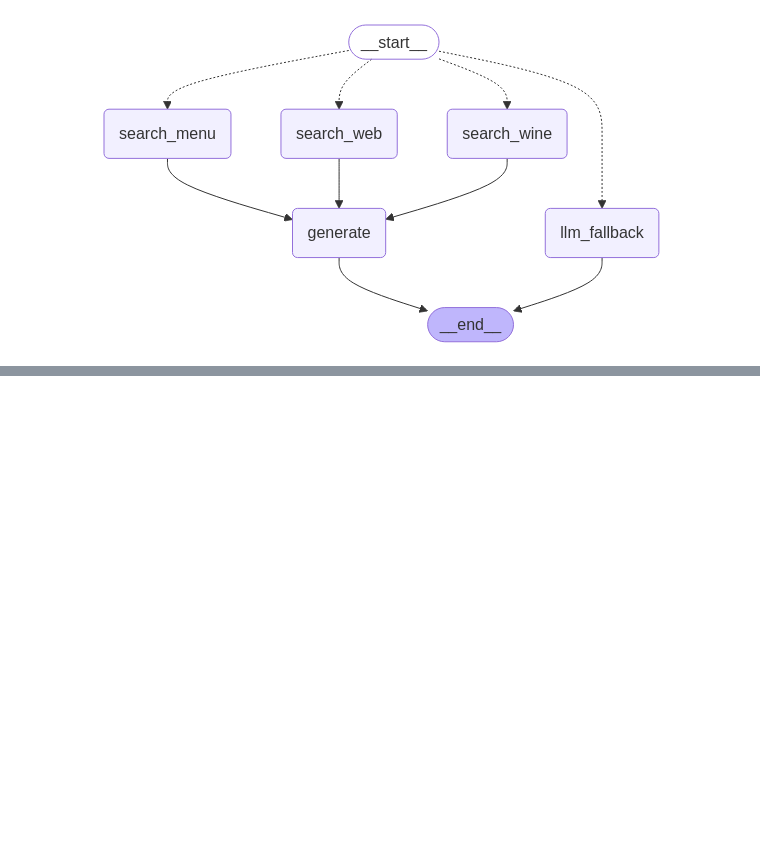
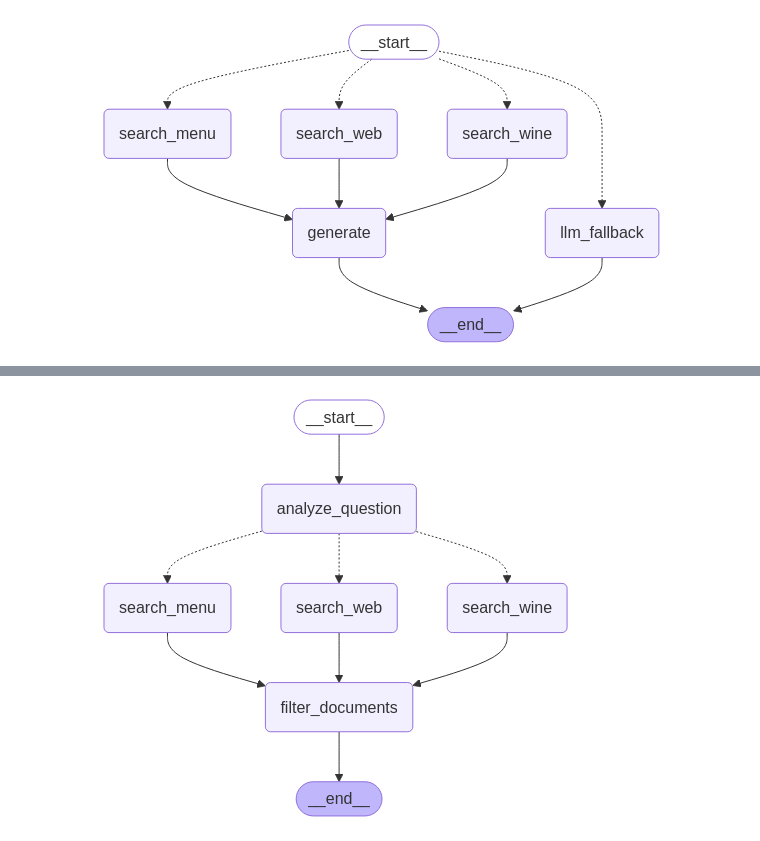
Before and after one commit to phUR99/langgraph_agent, a Jupyter notebook: src/langgraph_agent/05_LangGraph_AgenticRAG.ipynb, the cells around one changed output, grey strips where cells are left out. Drawn from its saved outputs; the diff is of its cells as text; code cells hidden in the pictures; blank space fills up the shorter version.

```diff
--- a/src/langgraph_agent/05_LangGraph_AgenticRAG.ipynb
+++ b/src/langgraph_agent/05_LangGraph_AgenticRAG.ipynb
@@ -365,0 +1081,3 @@ The provided documents don't contain information to answer this question.
+# %%
+result = search_graph.invoke({"question": "스테이크 매뉴가 있으면 추천해주세요. 그리고 어울리는 와인도 소개해주세요."})
+result
@@ -365,0 +1147,80 @@ The provided documents don't contain information to answer this question.
+# %%
+### 메뉴 정보에 대한 내용과, 웹 검색 내용을 구분하여 각각 정보를 추출하고 이를 기반으로 최종 답변을 생성
+
+# 상태를 수정 (Reducer 적용)
+from typing import List, TypedDict, Annotated, Sequence
+from langchain_core.documents import Document
+from operator import add
+
+# 기존 SearchState 상속해서 새로 정의
+class ToolSearchState(SearchState):
+    # question: str
+    # documents: Annotated[List[Document], add]     # 컨텍스트 문서를 추가
+    # filtered_documents: List[Document]            # 컨텍스트 문서 중에서 질문에 대답할 수 있는 문서를 필터링
+    datasources: List[str]                          # 참조할 데이터 소스
+
+# 질문 라우팅 노드
+def analyze_question_tool_search(state: ToolSearchState):
+
+    print("---ROUTE QUESTION---")
+    question = state["question"]
+
+    result = question_tool_router.invoke({"question": question})
+    datasources = [tool.tool for tool in result.tools]
+
+    return {"datasources": datasources}
+
+
+def route_datasources_tool_search(state: ToolSearchState) -> Sequence[str]:
+
+    if set(state['datasources']) == {'search_menu'}:
+        return ['search_menu']
+
+    elif set(state['datasources']) == {'search_wine'}:
+        return ['search_wine']
+
+    elif set(state['datasources']) == {'search_web'}:
+        return ['search_web']
+
+    elif set(state['datasources']) == {'search_menu', 'search_wine'}:
+        return ['search_menu', 'search_wine']
+
+    elif set(state['datasources']) == {'search_menu', 'search_web'}:
+        return ['search_menu', 'search_web']
+
+    elif set(state['datasources']) == {'search_wine', 'search_web'}:
+        return ['search_wine', 'search_web']
+
+    return ['search_web', 'search_menu', 'search_wine']
+
+
+
+# 그래프 생성을 위한 StateGraph 객체를 정의
+search_builder = StateGraph(ToolSearchState)
+
+# 각 노드를 초기화
+search_builder.add_node("analyze_question", analyze_question_tool_search)       # 질문 분석 노드
+search_builder.add_node("search_menu", search_menu_subgraph)                    # 메뉴 검색 노드
+search_builder.add_node("search_web", search_web_subgraph)                      # 웹 검색 노드
+search_builder.add_node("search_wine", search_wine_subgraph)                    # 와인 검색 노드
+search_builder.add_node("filter_documents", filter_documents_subgraph)          # 문서 평가 노드
+
+# 그래프 로직 정의
+search_builder.add_edge(START, "analyze_question")  # 시작점에서 질문 분석 노드로
+search_builder.add_conditional_edges(
+    "analyze_question",
+    route_datasources_tool_search,
+    ["search_menu", "search_web", "search_wine"]
+)
+search_builder.add_edge("search_menu", "filter_documents")  # 메뉴 검색 결과를 문서 평가 노드로
+search_builder.add_edge("search_web", "filter_documents")   # 웹 검색 결과를 문서 평가 노드로
+search_builder.add_edge("search_wine", "filter_documents")  # 와인 검색 결과를 문서 평가 노드로
+search_builder.add_edge("filter_documents", END)  # 문서 평가 노드에서 종료점으로
+
+# 그래프 컴파일
+tool_search_graph = search_builder.compile()
+
+# 그래프 시각화
+display(Image(tool_search_graph.get_graph().draw_mermaid_png()))
+# %% [output]
+[figure, added]
```
Also changed, not shown: parts of 54 cells of this notebook, 8 other files.
